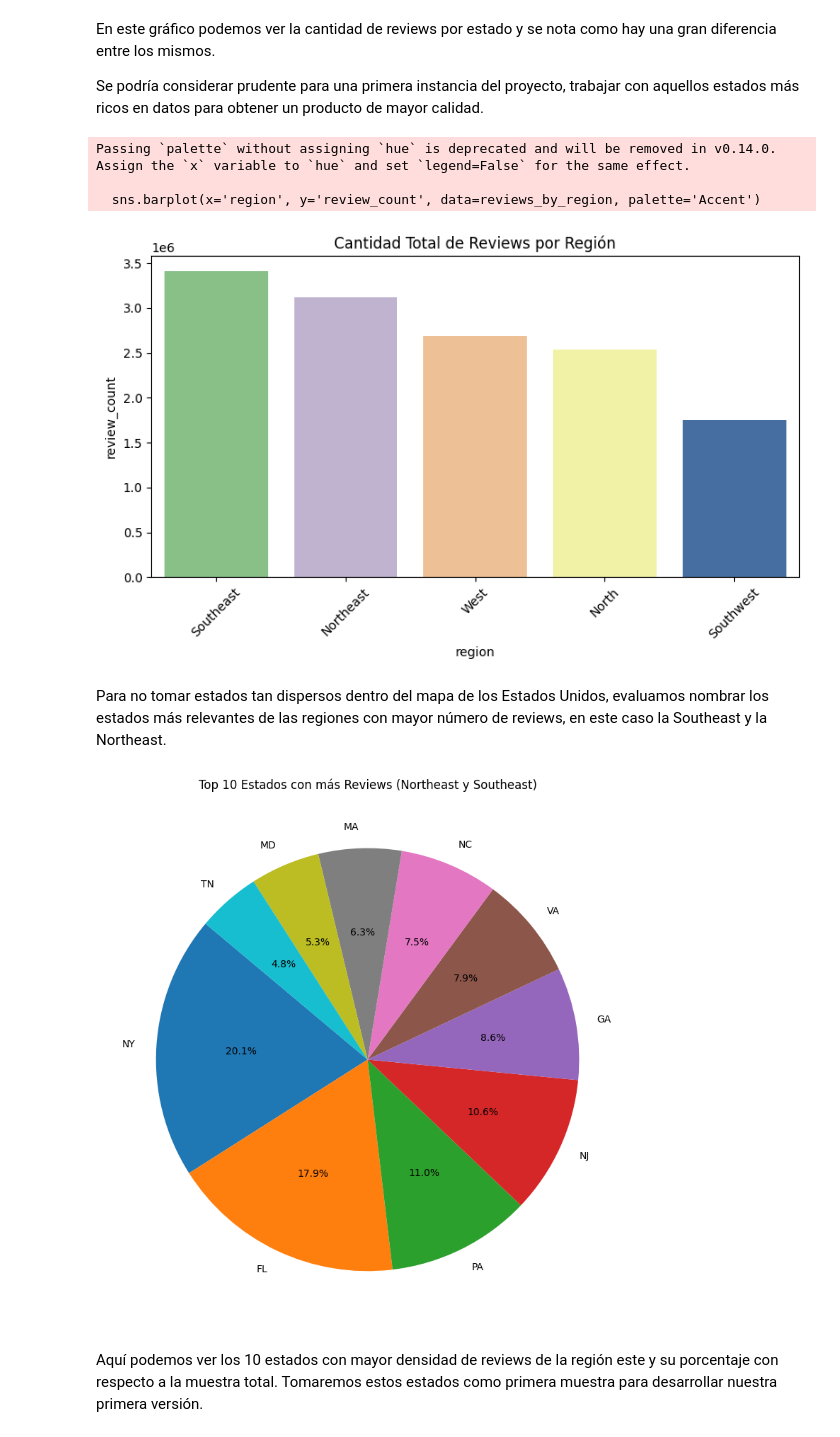
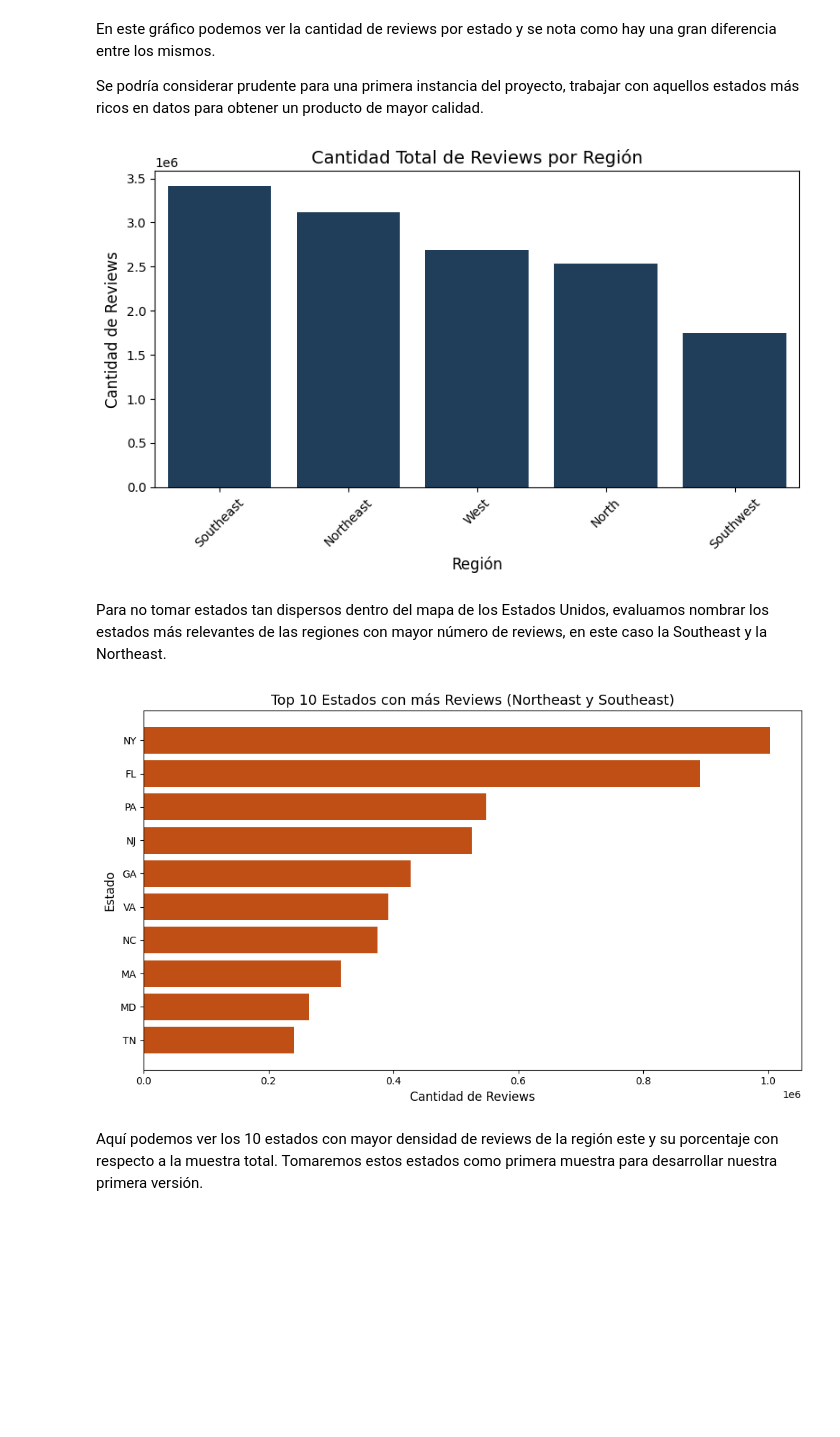
Before and after one commit to JosueMonte/restaurantguru, a Jupyter notebook: EDA/EDA_Google_MetaData.ipynb, the cells around one changed output. Drawn from its saved outputs; the diff is of its cells as text; code cells hidden in the pictures; blank space fills up the shorter version.

```diff
--- a/EDA/EDA_Google_MetaData.ipynb
+++ b/EDA/EDA_Google_MetaData.ipynb
@@ -63,5 +166,5 @@ NameError: name 'clean_metadatos' is not defined
 # %%
-df_completo = pd.read_parquet('../Data_cleaned/metadatosgoogle/filtered_restaurants.parquet')
+df_completo = pd.read_parquet('../Data_cleaned/Google/metadata-sitios/filtered_restaurants.parquet')
 # %%
 df_completo.head(3)
 # %% [output]
@@ -129,37 +227,44 @@ reviews_by_region = reviews_by_region.sort_values('review_count', ascending=Fals
 
 # 5. Graficar por región
 plt.figure(figsize=(8, 5))
-sns.barplot(x='region', y='review_count', data=reviews_by_region, palette='Accent')
-plt.title('Cantidad Total de Reviews por Región')
+sns.barplot(
+    x='region',
+    y='review_count',  # Corregí la columna según tu data
+    data=reviews_by_region,
+    color='#163E64'  # Usamos un solo color de la paleta
+)
+plt.title('Cantidad Total de Reviews por Región', fontsize=14)
+plt.xlabel('Región', fontsize=12)
+plt.ylabel('Cantidad de Reviews', fontsize=12)
 plt.xticks(rotation=45)
 plt.tight_layout()
 plt.show()
 # %% [output]
-Passing `palette` without assigning `hue` is deprecated and will be removed in v0.14.0. Assign the `x` variable to `hue` and set `legend=False` for the same effect.
-
-  sns.barplot(x='region', y='review_count', data=reviews_by_region, palette='Accent')
-[figure, old version]
+[figure, new version]
 # %% [markdown]
 Para no tomar estados tan dispersos dentro del mapa de los Estados Unidos, evaluamos nombrar los estados más relevantes de las regiones con mayor número de reviews, en este caso la Southeast y la Northeast.
 # %%
 # 1. Filtrar sólo Northeast y Southeast
 reviews_by_state = df_completo.groupby('state', as_index=False)['review_count'].sum()
 
 reviews_by_state['region'] = reviews_by_state['state'].map(state_to_region)
 
 df_ne_se = reviews_by_state[reviews_by_state['region'].isin(['Northeast', 'Southeast'])]
 
-# 3. Ordenar por numero de reviews y tomar los 10 con más reviews
+# 3. Ordenar por número de reviews y tomar los 10 con más reviews
 top_10_states = df_ne_se.sort_values('review_count', ascending=False).head(10)
 
-# 4. Crear un gráfico de pastel con estos 10 estados
-plt.figure(figsize=(8,8))
-plt.pie(top_10_states['review_count'], labels=top_10_states['state'], autopct='%1.1f%%', startangle=140)
-plt.title('Top 10 Estados con más Reviews (Northeast y Southeast)')
+# 4. Crear un gráfico de barras horizontal con estos 10 estados
+plt.figure(figsize=(10, 6))
+plt.barh(top_10_states['state'], top_10_states['review_count'], color='#C04F15')  # Color de la paleta
+plt.title('Top 10 Estados con más Reviews (Northeast y Southeast)', fontsize=14)
+plt.xlabel('Cantidad de Reviews', fontsize=12)
+plt.ylabel('Estado', fontsize=12)
+plt.gca().invert_yaxis()  # Invertimos el eje Y para que los valores más altos estén arriba
 plt.tight_layout()
 plt.show()
 # %% [output]
-[figure, old version]
+[figure, new version]
 # %% [markdown]
 Aquí podemos ver los 10 estados con mayor densidad de reviews de la región este y su porcentaje con respecto a la muestra total.
 Tomaremos estos estados como primera muestra para desarrollar nuestra primera versión.
```
Also changed, not shown: parts of 55 cells of this notebook, 2 other files.
